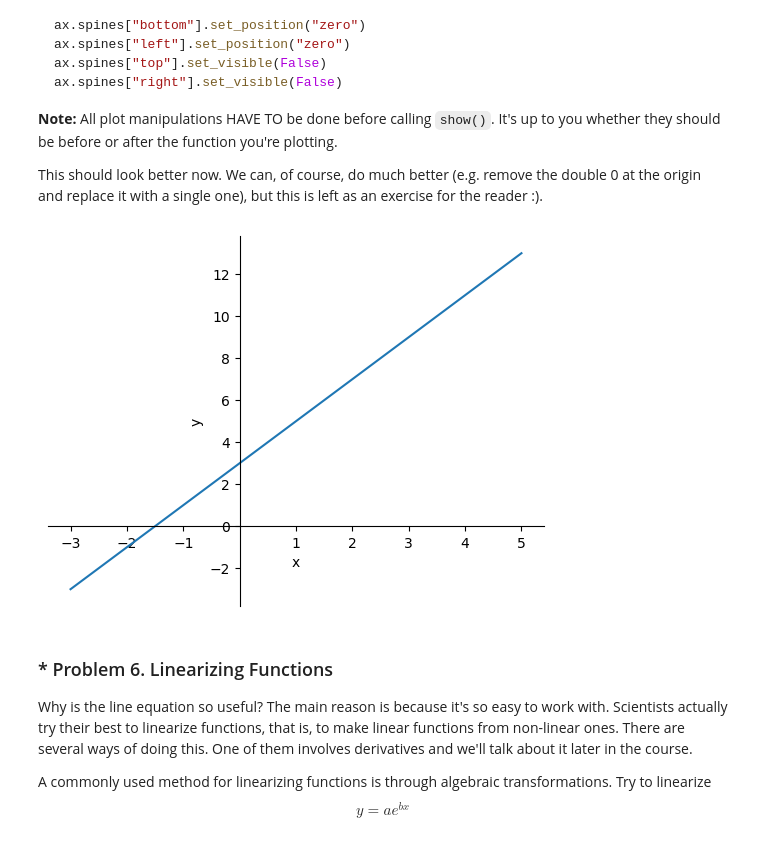
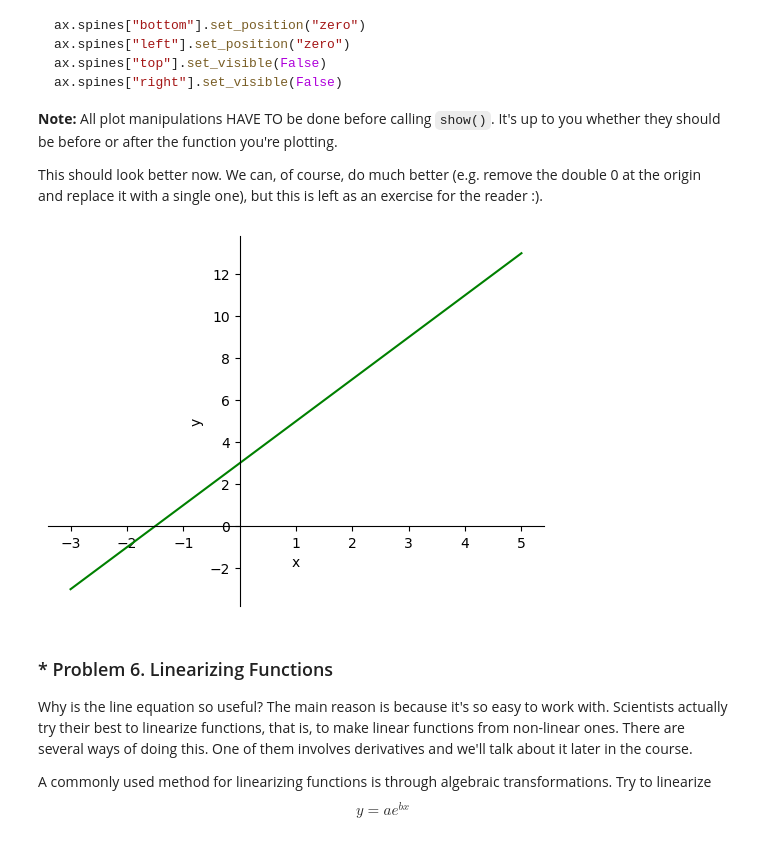
Before and after one commit to mi6oo6im/ml_math_for_devs, a Jupyter notebook: 02. Exercise HSM/High-School Maths Exercise.ipynb, the cells around one changed output. Drawn from its saved outputs; the diff is of its cells as text; code cells hidden in the pictures.

```diff
--- a/02. Exercise HSM/High-School Maths Exercise.ipynb
+++ b/02. Exercise HSM/High-School Maths Exercise.ipynb
@@ -504,20 +504,20 @@ This should look better now. We can, of course, do much better (e.g. remove the
 # %%
 # Copy and edit your code here
 # matplotlib example 2
 x = np.linspace(-3, 5, 1000)
 y = 2 * x + 3
 ax = plt.gca()
 ax.spines['bottom'].set_position('zero')
 ax.spines['left'].set_position('zero')
 ax.spines['top'].set_visible(False)
 ax.spines['right'].set_visible(False)
 plt.xticks([tick for tick in range(-3, 6, 1) if tick != 0])
 plt.xlabel('x')
 plt.ylabel('y')
-plt.plot(x, y)
+plt.plot(x, y, c = 'g')
 plt.show()
 # %% [output]
-[figure, old version]
+[figure, new version]
 # %% [markdown]
 ### * Problem 6. Linearizing Functions
 Why is the line equation so useful? The main reason is because it's so easy to work with. Scientists actually try their best to linearize functions, that is, to make linear functions from non-linear ones. There are several ways of doing this. One of them involves derivatives and we'll talk about it later in the course.
```
Also changed, not shown: parts of 7 cells of this notebook.
